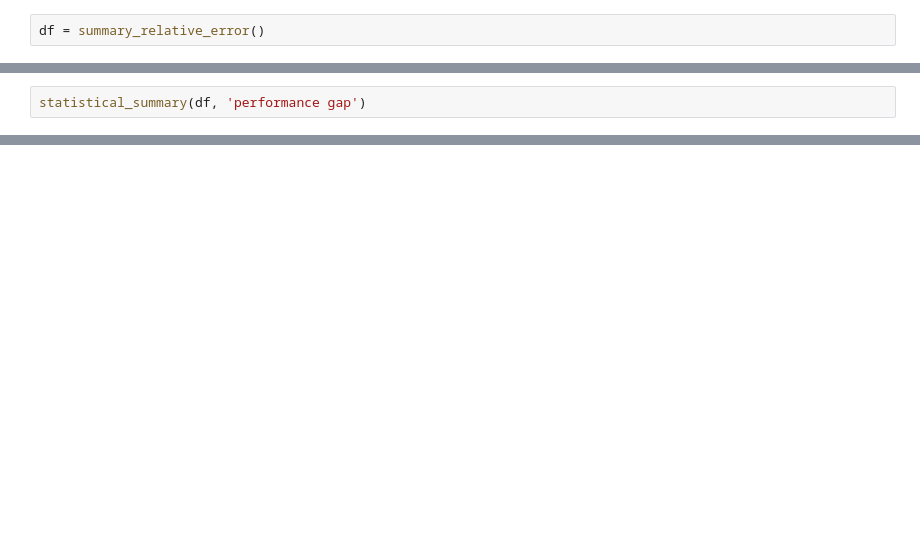
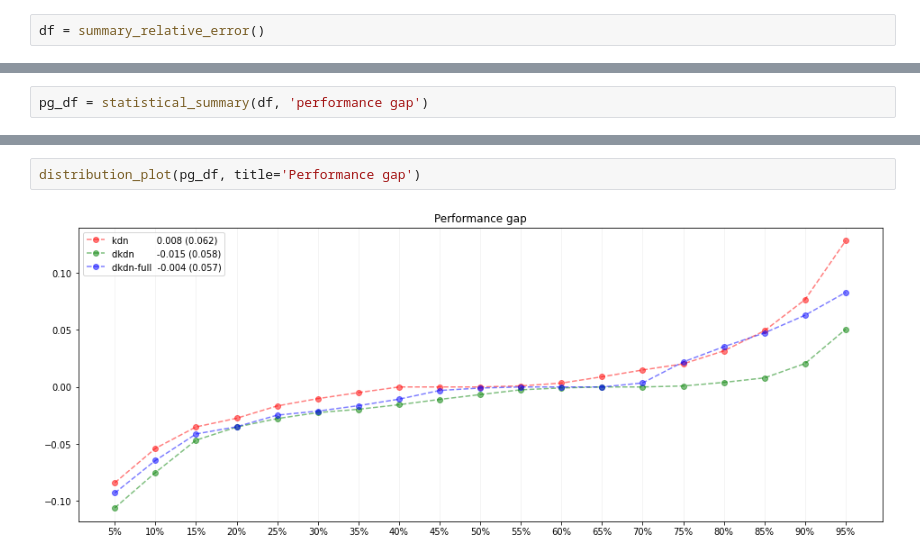
Before and after one commit to Vacek-Ace/dkdn, a Jupyter notebook: notebooks/instance_selection.ipynb, the cells around one changed output, grey strips where cells are left out. Saved outputs shown, nothing was run; the diff lists cells and outputs as text; blank space fills up the shorter version.

```diff
--- a/notebooks/instance_selection.ipynb
+++ b/notebooks/instance_selection.ipynb
@@ -16,2 +29,2 @@ pepe = df[df['sampling method'] == 'test_score_dynamic_kdn']['performance gap'].
 # %%
-statistical_summary(df, 'performance gap')
+pg_df = statistical_summary(df, 'performance gap')
@@ -23 +51,5 @@ statistical_summary(df, 'performance gap')
+# %%
+distribution_plot(pg_df, title='Performance gap')
+# %% [output]
+[figure, added]
 # %%
```
Also changed, not shown: parts of 10 cells of this notebook, 42 other files.
